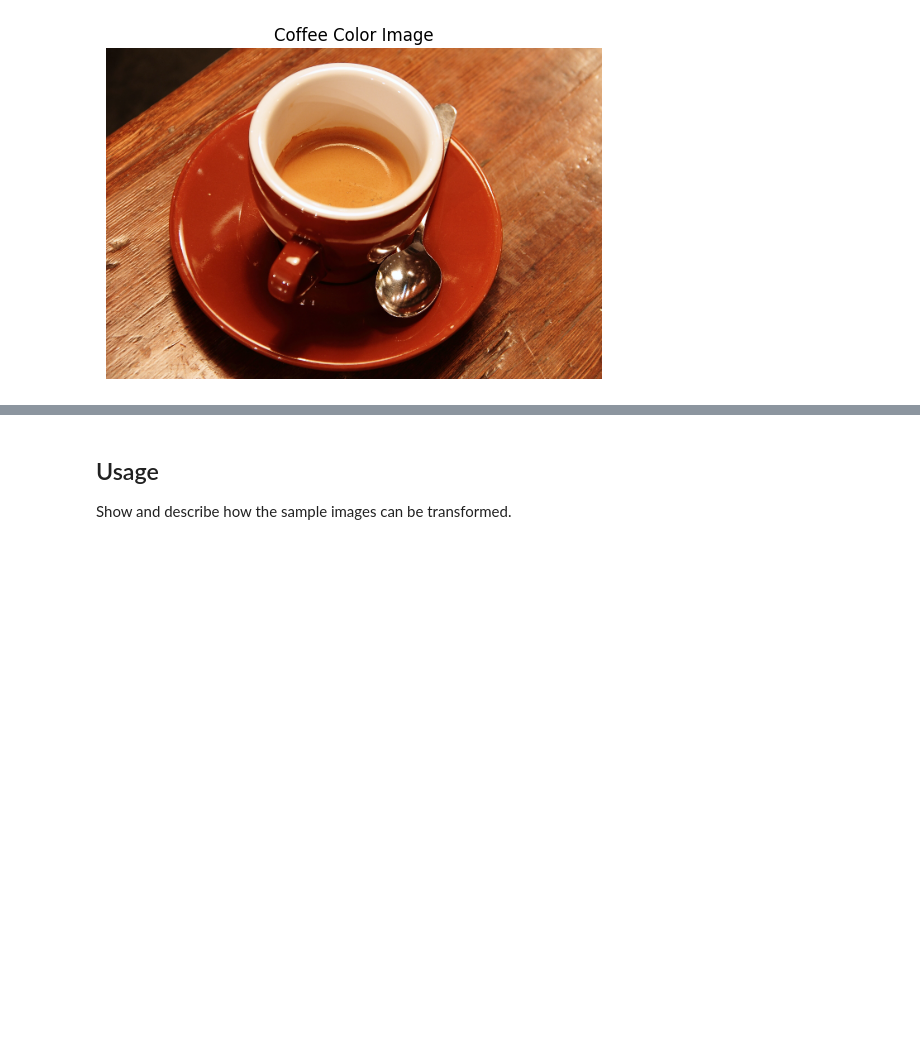
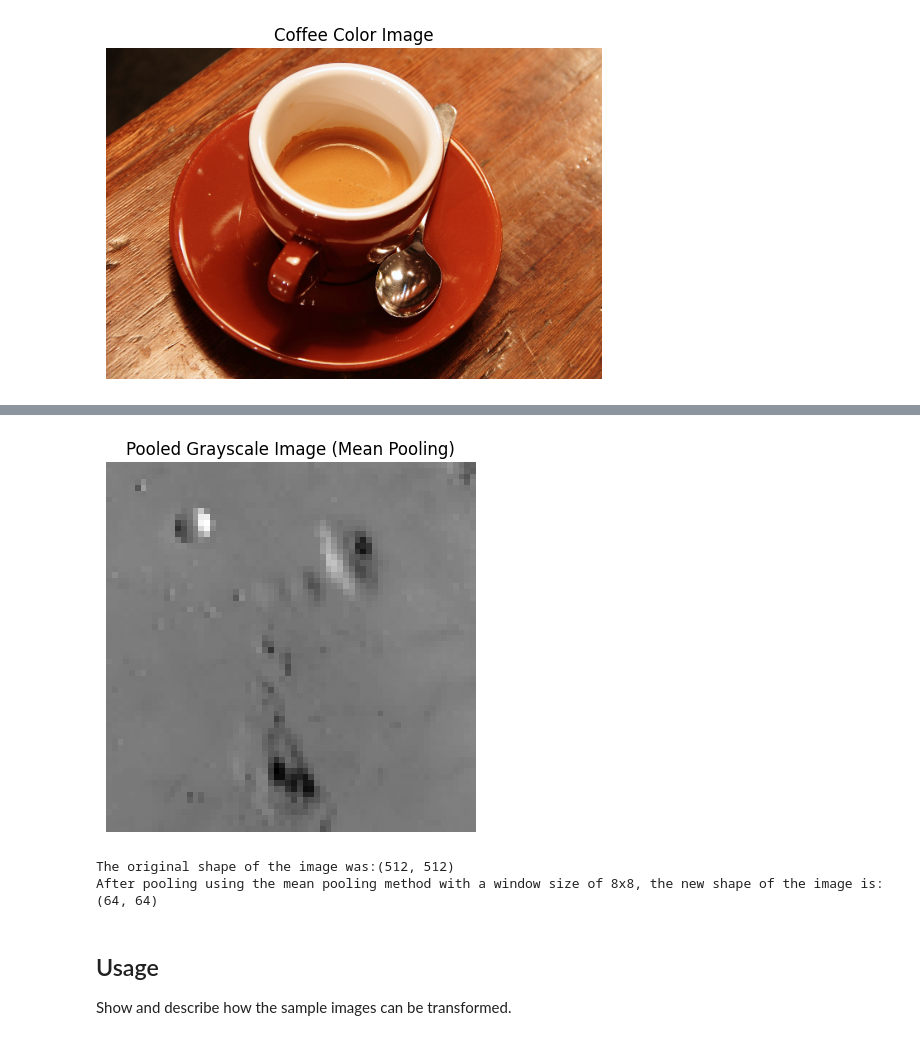
Before and after one commit to UBC-MDS/SharpEdge, a Jupyter notebook: docs/image_pooling.ipynb, the cells around one changed output, grey strips where cells are left out. Cells and saved outputs as stored; diff of their text form; code cells hidden in the pictures; blank space fills up the shorter version.

```diff
--- a/docs/image_pooling.ipynb
+++ b/docs/image_pooling.ipynb
@@ -57,3 +85,17 @@ plt.show()
+# %%
+# Apply pooling to the grayscale image
+pooled_grayscale_img = pooling_image(grayscale_img, window_size=8, pooling_method=np.mean)
+
+plt.imshow(pooled_grayscale_img, cmap='gray')
+plt.title('Pooled Grayscale Image (Mean Pooling)')
+plt.axis('off')
+plt.show()
+
+print(f'The original shape of the image was:{np.shape(grayscale_img)} \nAfter pooling using the mean pooling method with a window size of 8x8, the new shape of the image is: {np.shape(pooled_grayscale_img)}')
+# %% [output]
+[figure, added]
+The original shape of the image was:(512, 512)
+After pooling using the mean pooling method with a window size of 8x8, the new shape of the image is: (64, 64)
 # %% [markdown]
 ## Usage
 
```
Also changed, not shown: parts of 4 cells of this notebook.
